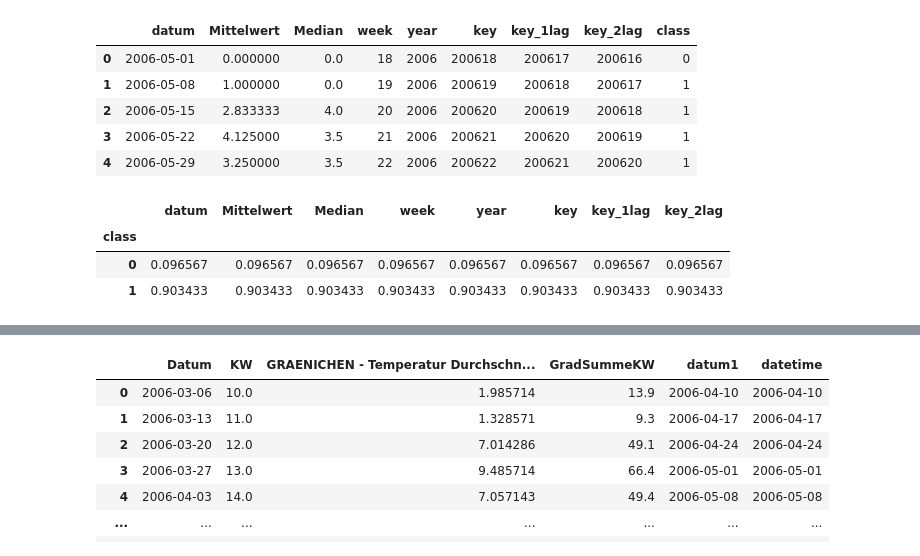
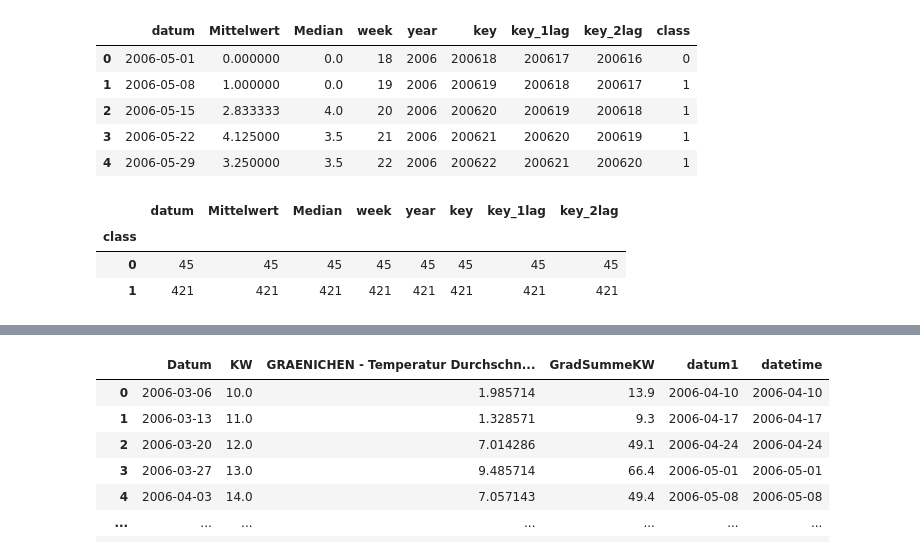
Before and after one commit to urechm/pest_monitoring, a Jupyter notebook: pestmodel_möhrenfliegen.ipynb, the cells around one changed output, grey strips where cells are left out. Cells and saved outputs as stored; diff of their text form; code cells hidden in the pictures.

```diff
--- a/pestmodel_möhrenfliegen.ipynb
+++ b/pestmodel_möhrenfliegen.ipynb
@@ -9,7 +9,7 @@ from matplotlib import pyplot
 ## Daten aufbereiten
 # %%
 
-df = pd.read_excel('/Users/philipprutimann/Documents/Open Farming Hackdays/pest_monitoring/Möhrenfliegendaten2006_2023.xlsx')
+df = pd.read_excel('Möhrenfliegendaten2006_2023.xlsx')
 df_new=df[["datum","Mittelwert","Median"]].copy()
 df_new["week"]=[x.date().isocalendar().week for x in list(df_new.datum)]
 df_new["year"]=[x.date().isocalendar().year for x in list(df_new.datum)]
@@ -26,11 +26,11 @@ df_new.head()
 | 3 | 2006-05-22 | 4.125000 | 3.5 | 21 | 2006 | 200621 | 200620 | 200619 | 1 |
 | 4 | 2006-05-29 | 3.250000 | 3.5 | 22 | 2006 | 200622 | 200621 | 200620 | 1 |
 # %%
-df_new.groupby('class').count()/466
+df_new.groupby('class').count()
 # %% [output]
 |  | datum | Mittelwert | Median | week | year | key | key_1lag | key_2lag |
 | class |  |  |  |  |  |  |  |  |
-| 0 | 0.096567 | 0.096567 | 0.096567 | 0.096567 | 0.096567 | 0.096567 | 0.096567 | 0.096567 |
-| 1 | 0.903433 | 0.903433 | 0.903433 | 0.903433 | 0.903433 | 0.903433 | 0.903433 | 0.903433 |
+| 0 | 45 | 45 | 45 | 45 | 45 | 45 | 45 | 45 |
+| 1 | 421 | 421 | 421 | 421 | 421 | 421 | 421 | 421 |
 # %%
 #df_wetter = pd.read_csv('/Users/philipprutimann/Documents/Open Farming Hackdays/Temperatur_Niederschlag_Muri.csv',sep=";", encoding='latin1')
```
Also changed, not shown: parts of 12 cells of this notebook, 1 other file.
